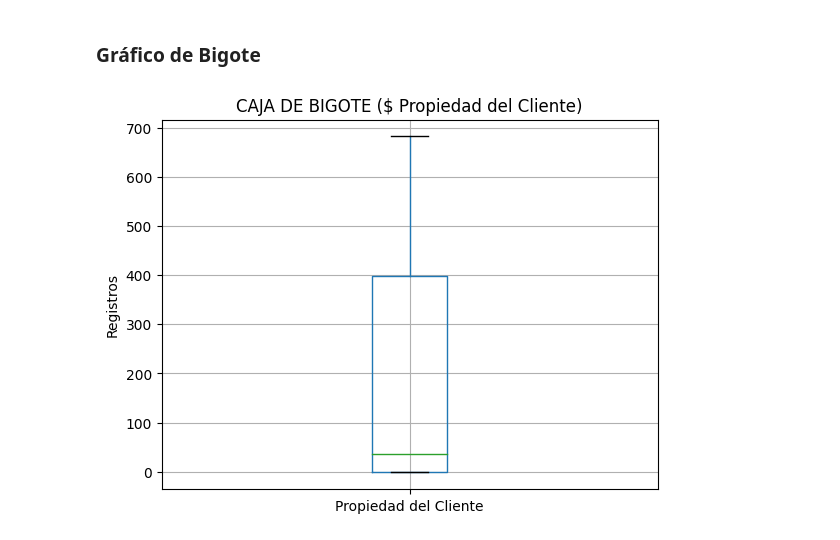
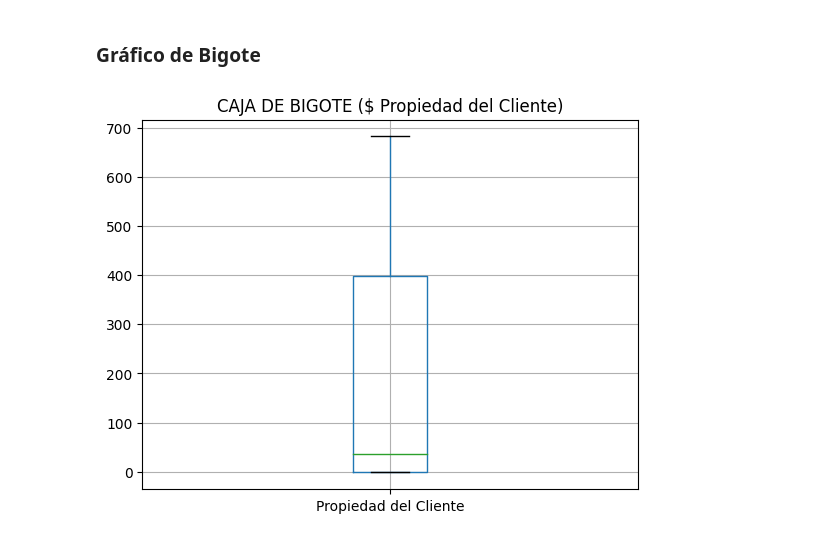
Before and after one commit to alexanderbeleno16/implementacion_gradiente_gbm, a Jupyter notebook: implementacion_gradiente_GBM.ipynb, the cells around one changed output. Cells and saved outputs as stored; diff of their text form; code cells hidden in the pictures.

```diff
--- a/implementacion_gradiente_GBM.ipynb
+++ b/implementacion_gradiente_GBM.ipynb
@@ -105,7 +105,7 @@ array(['Diciembre', 'Marzo', 'Enero', 'Mayo', 'Febrero', 'Julio', 'Abril',
 # %%
 data_frame.boxplot(column='Propiedad del Cliente')
 plt.title('CAJA DE BIGOTE ($ Propiedad del Cliente)')
-plt.ylabel('Registros')
+# plt.ylabel('Registros')
 plt.show()
 # %% [output]
-[figure, old version]
+[figure, new version]
```
Also changed, not shown: parts of 6 cells of this notebook.
